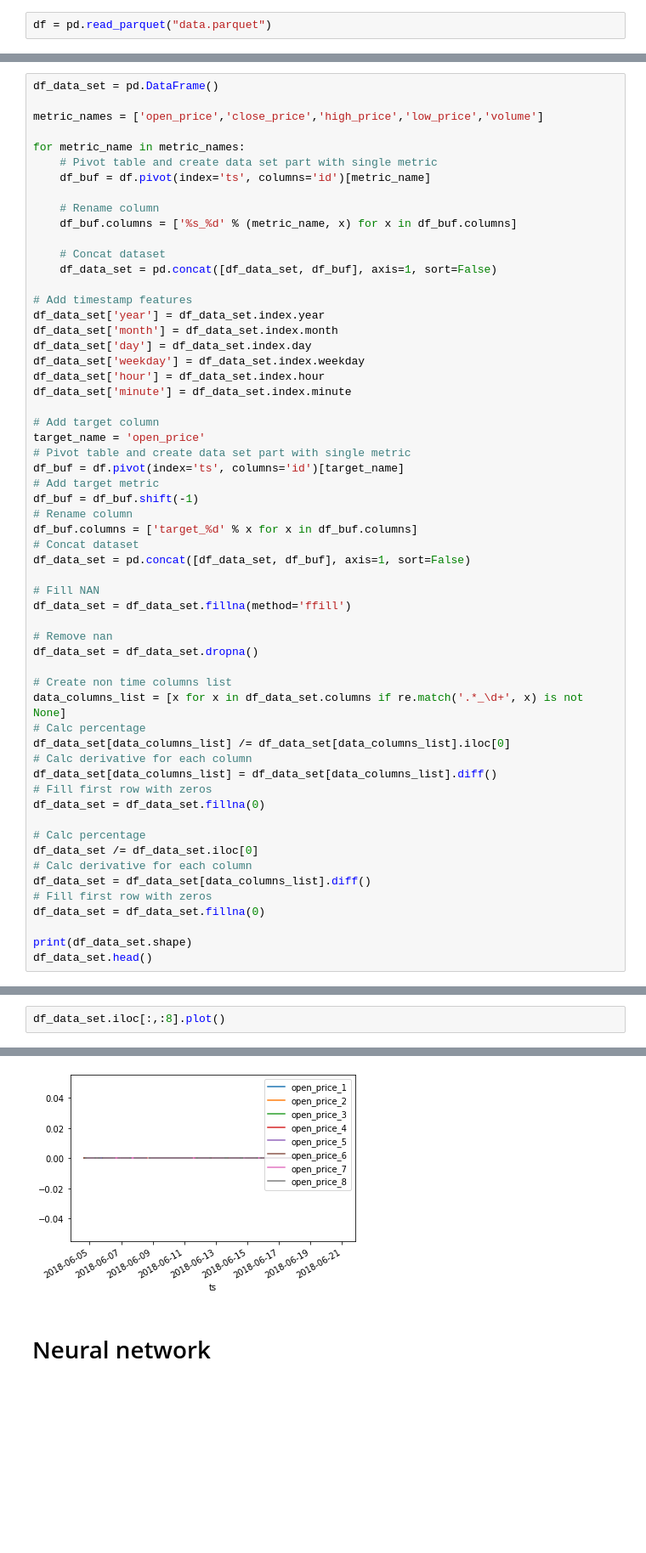
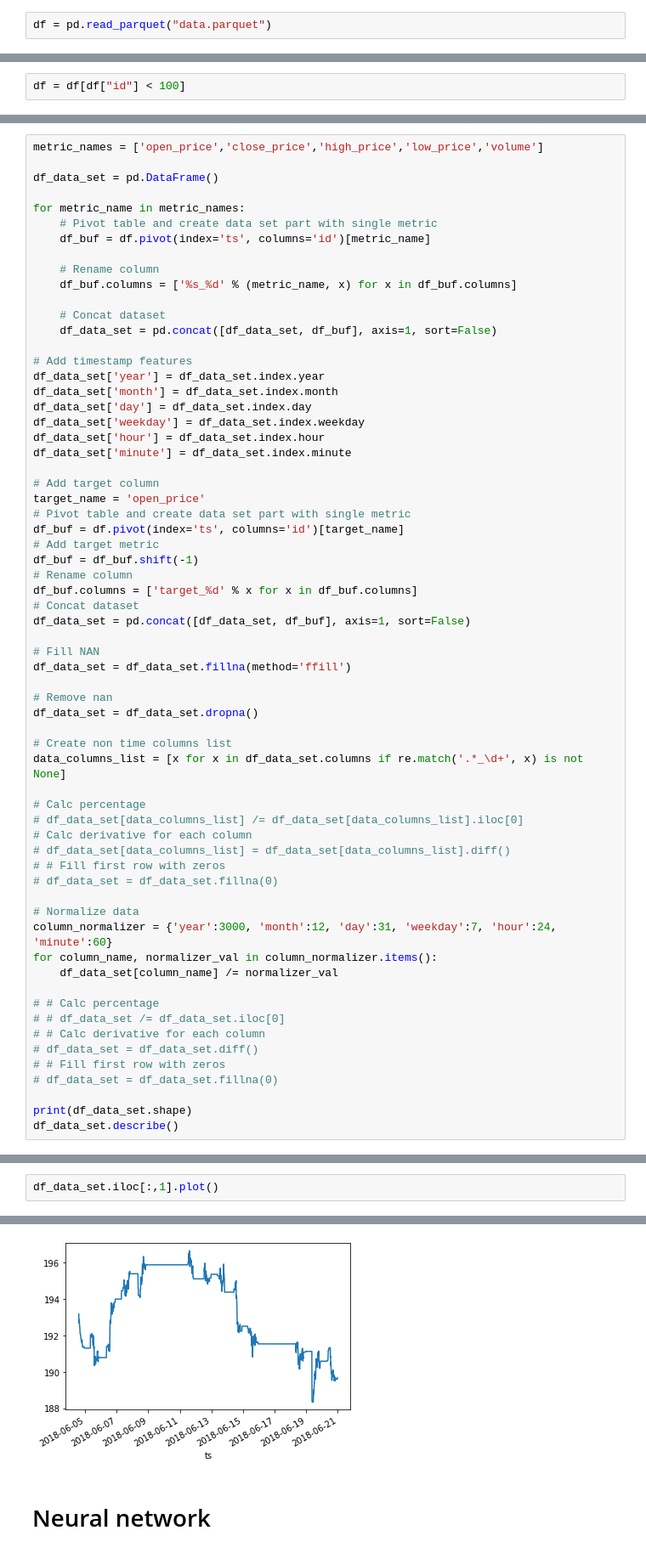
Before and after one commit to crabio/tinkoff-invest-bot, a Jupyter notebook: candles_analyzer/main.ipynb, the cells around one changed output, grey strips where cells are left out. Shown at 85% size. Drawn from its saved outputs; the diff is of its cells as text; blank space fills up the shorter version.

```diff
--- a/candles_analyzer/main.ipynb
+++ b/candles_analyzer/main.ipynb
@@ -62,0 +65,2 @@ df.head()
+# %%
+df = df[df["id"] < 100]
@@ -63,7 +71,7 @@ df.head()
 # %%
+metric_names = ['open_price','close_price','high_price','low_price','volume']
+
 df_data_set = pd.DataFrame()
-
-metric_names = ['open_price','close_price','high_price','low_price','volume']
 
 for metric_name in metric_names:
     # Pivot table and create data set part with single metric
@@ -102,20 +110,26 @@ df_data_set = df_data_set.dropna()
 
 # Create non time columns list
 data_columns_list = [x for x in df_data_set.columns if re.match('.*_\d+', x) is not None]
-# Calc percentage
-df_data_set[data_columns_list] /= df_data_set[data_columns_list].iloc[0]
-# Calc derivative for each column
-df_data_set[data_columns_list] = df_data_set[data_columns_list].diff()
-# Fill first row with zeros
-df_data_set = df_data_set.fillna(0)
 
 # Calc percentage
-df_data_set /= df_data_set.iloc[0]
+# df_data_set[data_columns_list] /= df_data_set[data_columns_list].iloc[0]
 # Calc derivative for each column
-df_data_set = df_data_set[data_columns_list].diff()
-# Fill first row with zeros
-df_data_set = df_data_set.fillna(0)
+# df_data_set[data_columns_list] = df_data_set[data_columns_list].diff()
+# # Fill first row with zeros
+# df_data_set = df_data_set.fillna(0)
+
+# Normalize data
+column_normalizer = {'year':3000, 'month':12, 'day':31, 'weekday':7, 'hour':24, 'minute':60}
+for column_name, normalizer_val in column_normalizer.items():
+    df_data_set[column_name] /= normalizer_val
+
+# # Calc percentage
+# # df_data_set /= df_data_set.iloc[0]
+# # Calc derivative for each column
+# df_data_set = df_data_set.diff()
+# # Fill first row with zeros
+# df_data_set = df_data_set.fillna(0)
 
 print(df_data_set.shape)
-df_data_set.head()
+df_data_set.describe()
 # %% [output]
@@ -131,8 +147,8 @@ df_data_set.head()
 # %%
-df_data_set.iloc[:,:8].plot()
+df_data_set.iloc[:,1].plot()
 # %% [output]
 <AxesSubplot:xlabel='ts'>
-[figure, old version]
+[figure, new version]
 # %% [markdown]
 # Neural network
 # %%
```
Also changed, not shown: parts of 8 cells of this notebook.
